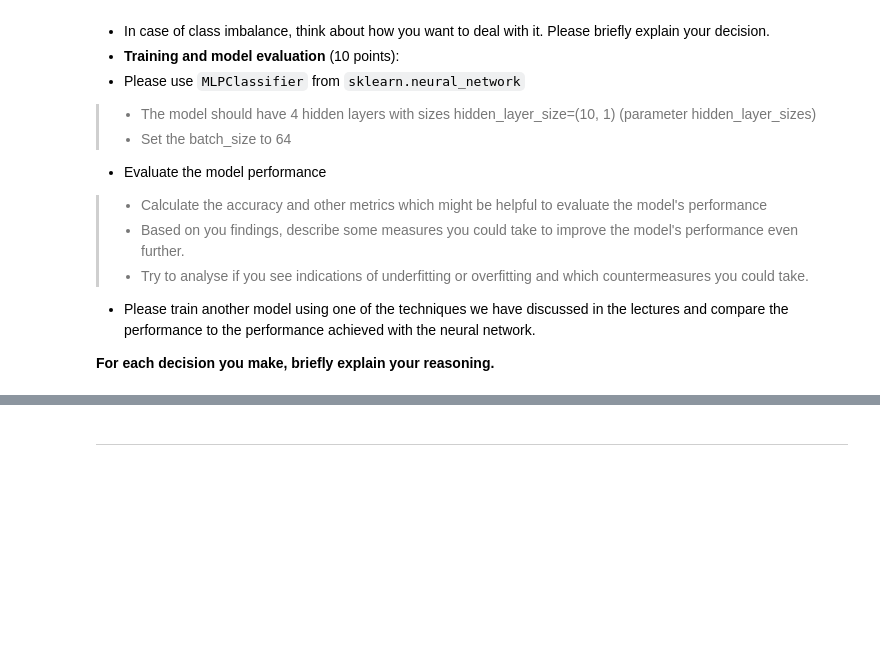
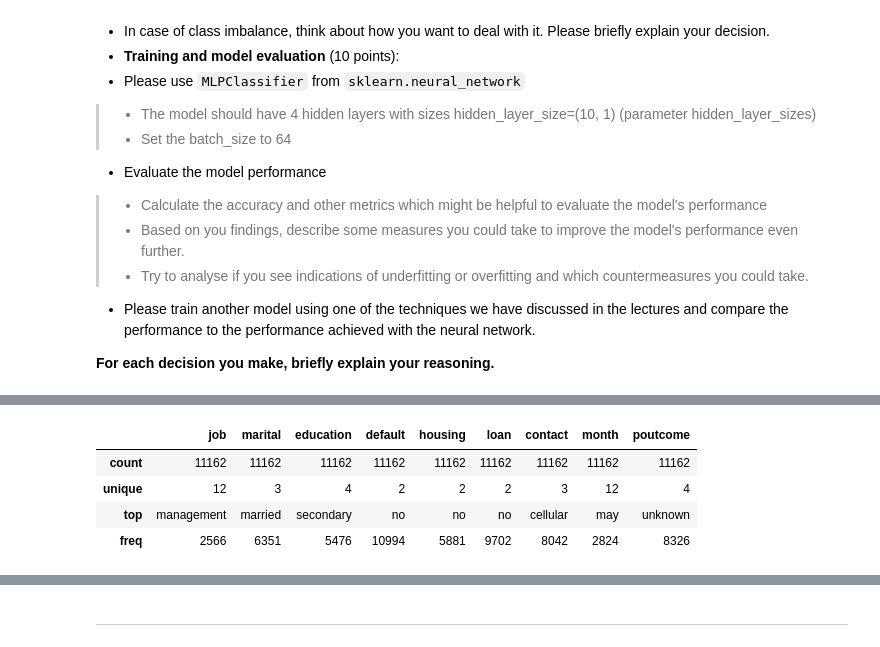
Before and after one commit to tomheyden/ATIT2-22, a Jupyter notebook: assignments/Assignment3_ATIT22.ipynb, the cells around one changed output, grey strips where cells are left out. Cells and saved outputs as stored; diff of their text form; code cells hidden in the pictures; blank space fills up the shorter version.

```diff
--- a/assignments/Assignment3_ATIT22.ipynb
+++ b/assignments/Assignment3_ATIT22.ipynb
@@ -123,0 +217,8 @@ This task will combine a lot of different aspect of what we have discussed in cl
+# %%
+X.select_dtypes('object').describe()
+# %% [output]
+|  | job | marital | education | default | housing | loan | contact | month | poutcome |
+| count | 11162 | 11162 | 11162 | 11162 | 11162 | 11162 | 11162 | 11162 | 11162 |
+| unique | 12 | 3 | 4 | 2 | 2 | 2 | 3 | 12 | 4 |
+| top | management | married | secondary | no | no | no | cellular | may | unknown |
+| freq | 2566 | 6351 | 5476 | 10994 | 5881 | 9702 | 8042 | 2824 | 8326 |
```
Also changed, not shown: parts of 13 cells of this notebook.
